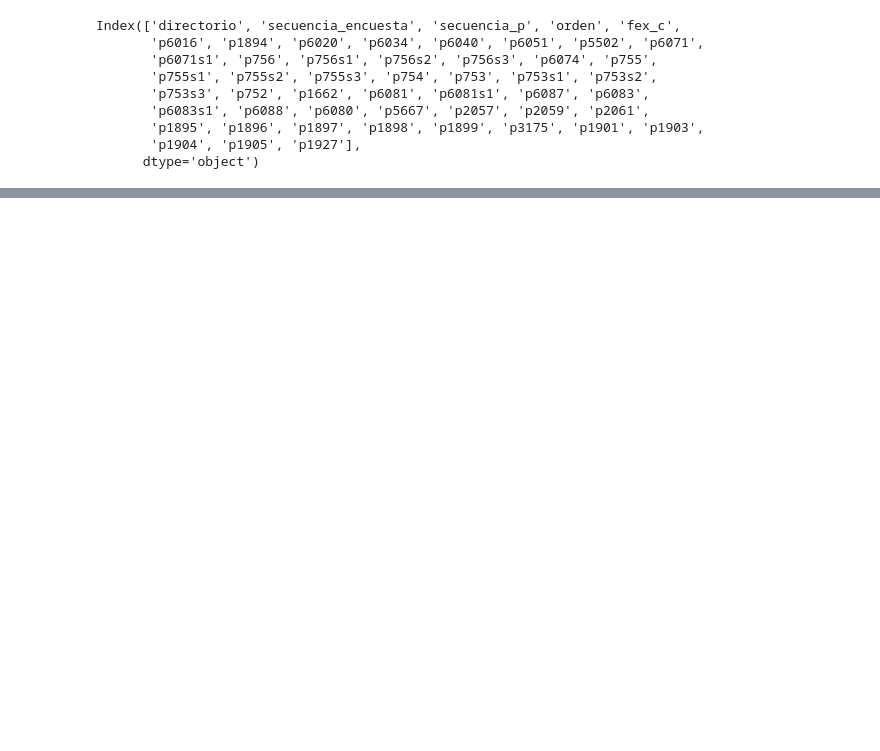
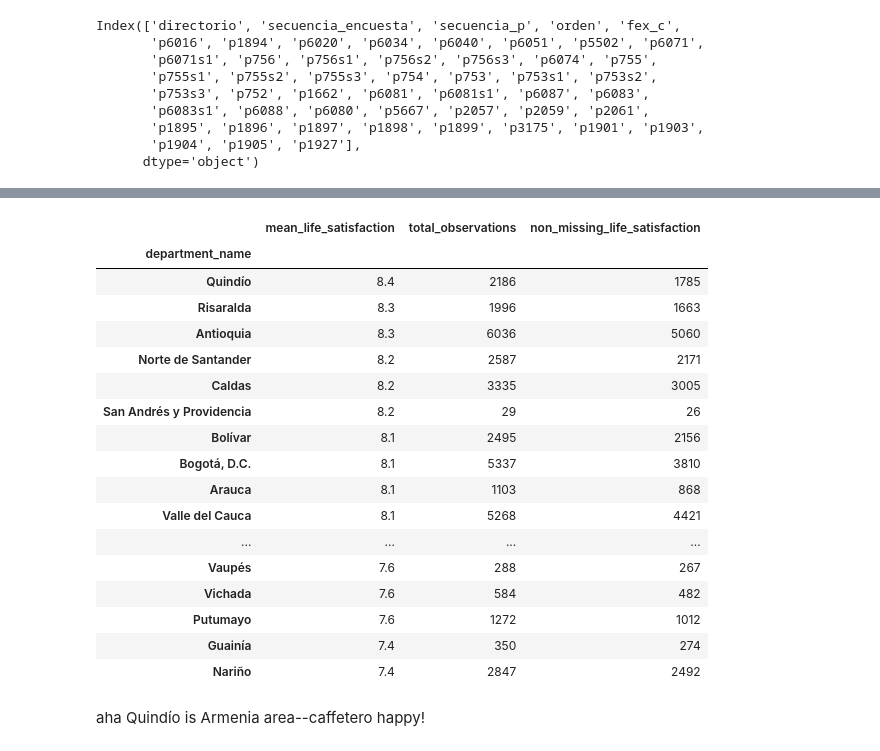
Before and after one commit to theaok/linaColMex, a Jupyter notebook: linaColMex.ipynb, the cells around one changed output, grey strips where cells are left out. Saved outputs shown, nothing was run; the diff lists cells and outputs as text; code cells hidden in the pictures; blank space fills up the shorter version.

```diff
--- a/linaColMex.ipynb
+++ b/linaColMex.ipynb
@@ -325,0 +389,31 @@ chaComHog[['gender', 'p6034']].head()
+# %%
+#calculate mean life satisfaction by the department name in one column and round to 1 decimal point, and in another column show number of observations; and finally in the last column show number of observations that are not missing on life satisfaction variable
+department_summary = chaComHog.groupby('department_name')['life satisfaction'].agg(['mean', 'size', 'count']).dropna()
+department_summary = department_summary.rename(columns={
+    'mean': 'mean_life_satisfaction',
+    'size': 'total_observations',
+    'count': 'non_missing_life_satisfaction'
+})
+department_summary['mean_life_satisfaction'] = department_summary['mean_life_satisfaction'].round(1)
+display(department_summary.sort_values(by='mean_life_satisfaction', ascending=False))
+# %% [output]
+|  | mean_life_satisfaction | total_observations | non_missing_life_satisfaction |
+| department_name |  |  |  |
+| Quindío | 8.4 | 2186 | 1785 |
+| Risaralda | 8.3 | 1996 | 1663 |
+| Antioquia | 8.3 | 6036 | 5060 |
+| Norte de Santander | 8.2 | 2587 | 2171 |
+| Caldas | 8.2 | 3335 | 3005 |
+| San Andrés y Providencia | 8.2 | 29 | 26 |
+| Bolívar | 8.1 | 2495 | 2156 |
+| Bogotá, D.C. | 8.1 | 5337 | 3810 |
+| Arauca | 8.1 | 1103 | 868 |
+| Valle del Cauca | 8.1 | 5268 | 4421 |
+| ... | ... | ... | ... |
+| Vaupés | 7.6 | 288 | 267 |
+| Vichada | 7.6 | 584 | 482 |
+| Putumayo | 7.6 | 1272 | 1012 |
+| Guainía | 7.4 | 350 | 274 |
+| Nariño | 7.4 | 2847 | 2492 |
+# %% [markdown]
+aha Quindío is Armenia area--caffetero happy!
```
Also changed, not shown: parts of 9 cells of this notebook.
